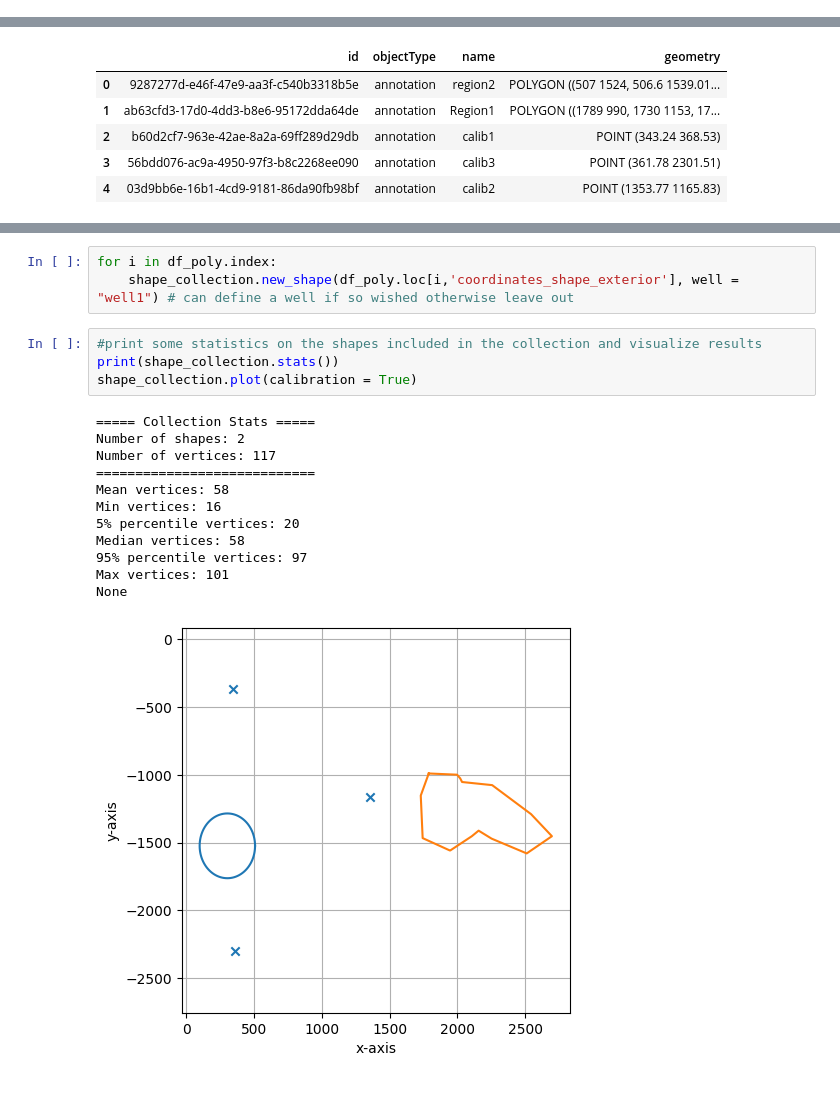
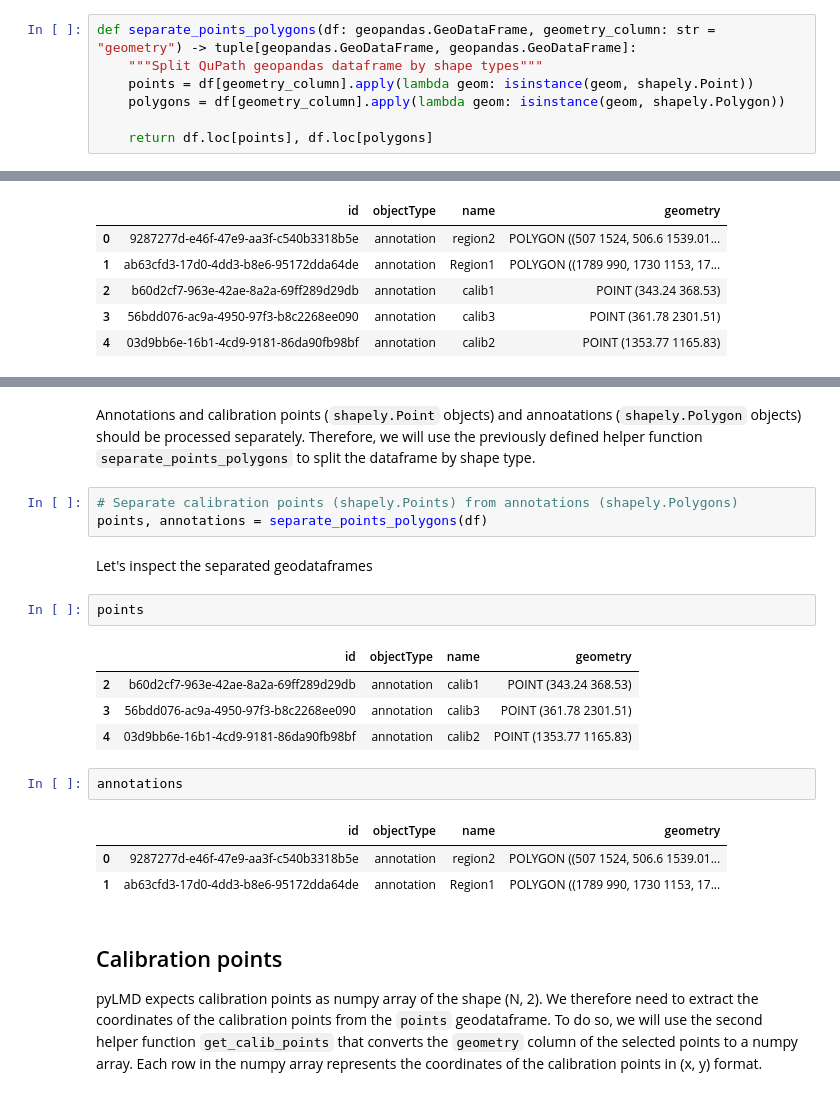
Before and after one commit to MannLabs/py-lmd, a Jupyter notebook: docs_source/pages/notebooks/generate_xml_from_qupath_export.ipynb, the cells around one changed output, grey strips where cells are left out. Cells and saved outputs as stored; diff of their text form.

```diff
--- a/docs_source/pages/notebooks/generate_xml_from_qupath_export.ipynb
+++ b/docs_source/pages/notebooks/generate_xml_from_qupath_export.ipynb
@@ -61,0 +21,7 @@ def replace_coords(df):
+# %%
+def separate_points_polygons(df: geopandas.GeoDataFrame, geometry_column: str = "geometry") -> tuple[geopandas.GeoDataFrame, geopandas.GeoDataFrame]:
+    """Split QuPath geopandas dataframe by shape types"""
+    points = df[geometry_column].apply(lambda geom: isinstance(geom, shapely.Point))
+    polygons = df[geometry_column].apply(lambda geom: isinstance(geom, shapely.Polygon))
+
+    return df.loc[points], df.loc[polygons]
@@ -119,20 +59,24 @@ shape_collection.orientation_transform = np.array([[1,0 ], [0,-1]])
-# %%
-for i in df_poly.index:
-    shape_collection.new_shape(df_poly.loc[i,'coordinates_shape_exterior'], well = "well1") # can define a well if so wished otherwise leave out
-# %%
-#print some statistics on the shapes included in the collection and visualize results
-print(shape_collection.stats())
-shape_collection.plot(calibration = True)
-# %% [output]
-===== Collection Stats =====
-Number of shapes: 2
-Number of vertices: 117
-============================
-Mean vertices: 58
-Min vertices: 16
-5% percentile vertices: 20
-Median vertices: 58
-95% percentile vertices: 97
-Max vertices: 101
-None
-[figure, removed]
+# %% [markdown]
+Annotations and calibration points (`shapely.Point` objects) and annoatations (`shapely.Polygon` objects) should be processed separately. Therefore, we will use the previously defined helper function `separate_points_polygons` to split the dataframe by shape type.
+# %%
+# Separate calibration points (shapely.Points) from annotations (shapely.Polygons)
+points, annotations = separate_points_polygons(df)
+# %% [markdown]
+Let's inspect the separated geodataframes
+# %%
+points
+# %% [output]
+|  | id | objectType | name | geometry |
+| 2 | b60d2cf7-963e-42ae-8a2a-69ff289d29db | annotation | calib1 | POINT (343.24 368.53) |
+| 3 | 56bdd076-ac9a-4950-97f3-b8c2268ee090 | annotation | calib3 | POINT (361.78 2301.51) |
+| 4 | 03d9bb6e-16b1-4cd9-9181-86da90fb98bf | annotation | calib2 | POINT (1353.77 1165.83) |
+# %%
+annotations
+# %% [output]
+|  | id | objectType | name | geometry |
+| 0 | 9287277d-e46f-47e9-aa3f-c540b3318b5e | annotation | region2 | POLYGON ((507 1524, 506.6 1539.01... |
+| 1 | ab63cfd3-17d0-4dd3-b8e6-95172dda64de | annotation | Region1 | POLYGON ((1789 990, 1730 1153, 17... |
+# %% [markdown]
+## Calibration points
+
+pyLMD expects calibration points as numpy array of the shape (N, 2). We therefore need to extract the coordinates of the calibration points from the `points` geodataframe. To do so, we will use the second helper function `get_calib_points` that converts the `geometry` column of the selected points to a numpy array. Each row in the numpy array represents the coordinates of the calibration points in (x, y) format.
```
Also changed, not shown: parts of 18 cells of this notebook.
